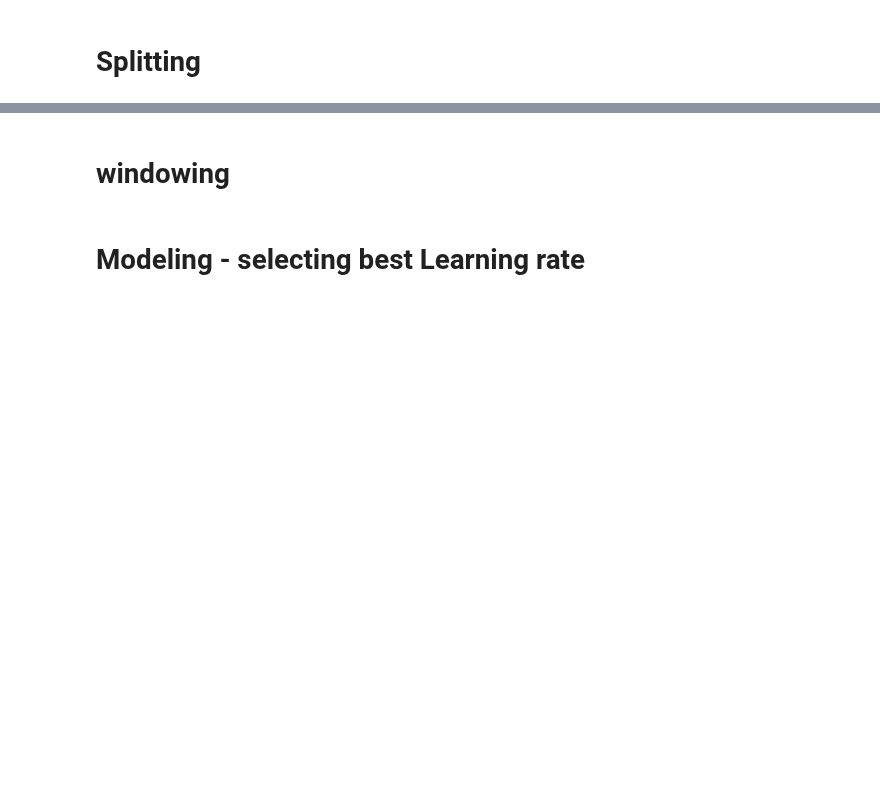
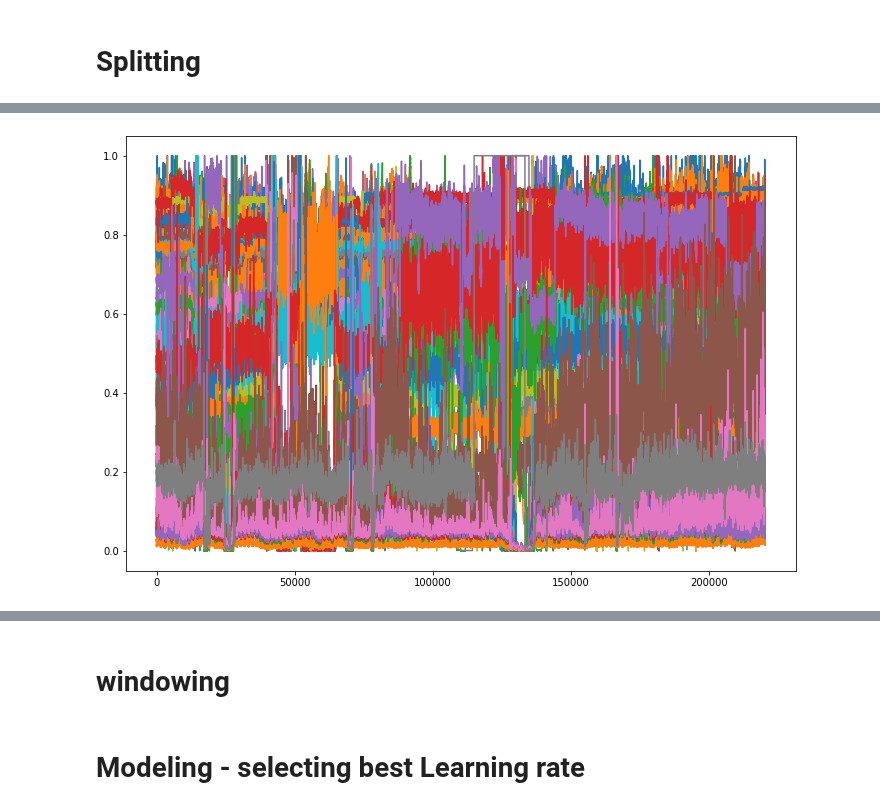
Before and after one commit to ccjimenezm/machine_learning2024, a Jupyter notebook: DeepNets,CONV1D,lstm.ipynb, the cells around one changed output, grey strips where cells are left out. Cells and saved outputs as stored; diff of their text form; code cells hidden in the pictures; blank space fills up the shorter version.

```diff
--- a/DeepNets,CONV1D,lstm.ipynb
+++ b/DeepNets,CONV1D,lstm.ipynb
@@ -271,6 +271,6 @@ len(series[: , 0]) #same as the datarame 0 -> 00 and 1 -> 01 .. [note that we ha
 # %%
 sesnors_maxmin = {}
 norm_series = series.copy()
-for i in range(49):
+for i in range(48):  # Cambia 49 a 48
     norm_series[: , i] , series_max , series_min = normalize_series(series[: , i])
     sesnors_maxmin[i] = {'max' : round(series_max , 10) , 'min' : round(series_min , 10)}
@@ -306,10 +334,12 @@ norm_series.shape
 #almost 50 features .. put on mind that this will not be visualized , just I will prove this by the follwing
 # %%
 plt.figure(figsize = (12 , 8))
-for i in range(49):
+for i in range(48):
     plt.plot(norm_series[: , i])
 
 plt.show()
+# %% [output]
+[figure, added]
 # %%
 #if you are interested sor much in one or two sensors
 # %%
```
Also changed, not shown: parts of 17 cells of this notebook.
